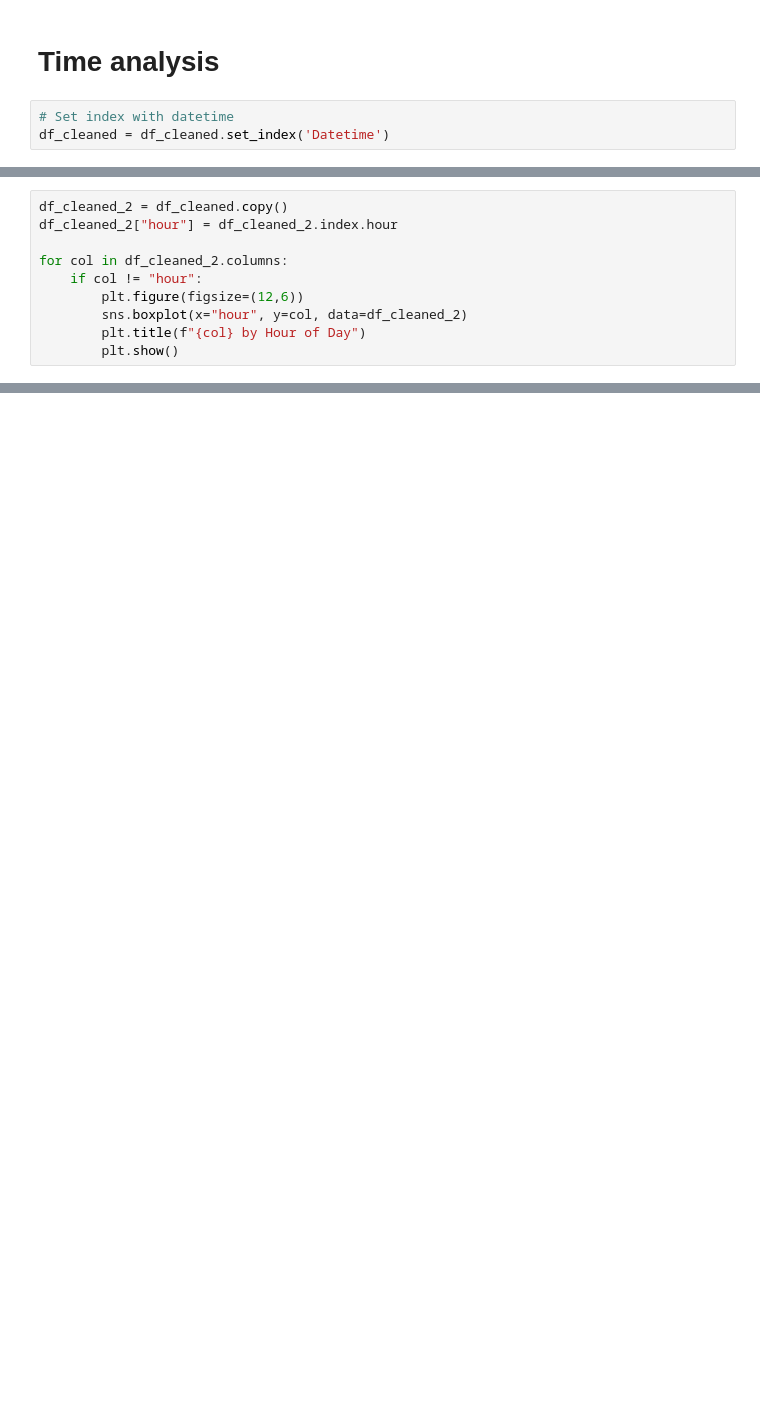
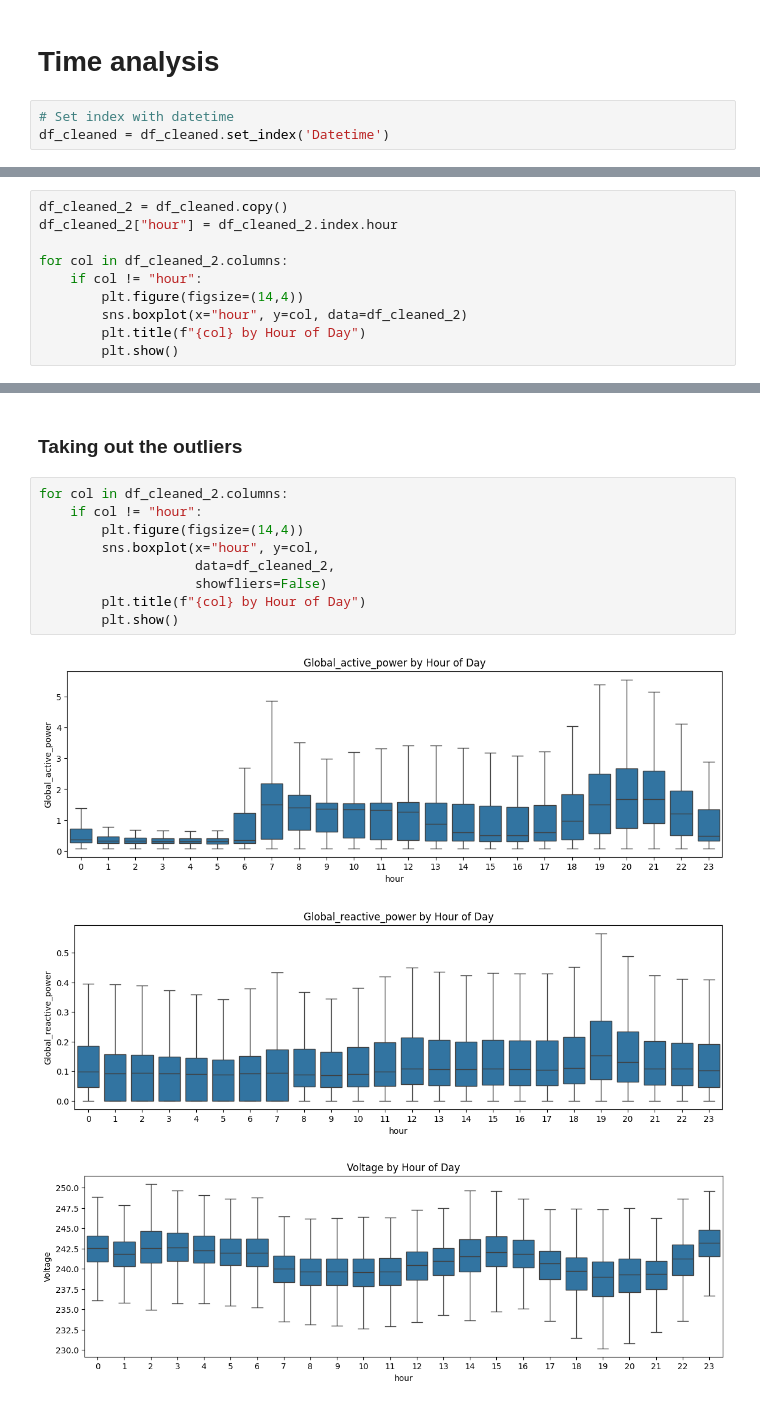
Before and after one commit to GaryVidalC/eda-portfolio, a Jupyter notebook: notebooks/eda_housing.ipynb, the cells around one changed output, grey strips where cells are left out. Saved outputs shown, nothing was run; the diff lists cells and outputs as text; blank space fills up the shorter version.

```diff
--- a/notebooks/eda_housing.ipynb
+++ b/notebooks/eda_housing.ipynb
@@ -118,7 +186,7 @@ df_cleaned_2["hour"] = df_cleaned_2.index.hour
 
 for col in df_cleaned_2.columns:
     if col != "hour":
-        plt.figure(figsize=(12,6))
+        plt.figure(figsize=(14,4))
         sns.boxplot(x="hour", y=col, data=df_cleaned_2)
         plt.title(f"{col} by Hour of Day")
         plt.show()
@@ -132,0 +201,15 @@ for col in df_cleaned_2.columns:
+# %% [markdown]
+### Taking out the outliers
+# %%
+for col in df_cleaned_2.columns:
+    if col != "hour":
+        plt.figure(figsize=(14,4))
+        sns.boxplot(x="hour", y=col,
+                    data=df_cleaned_2,
+                    showfliers=False)
+        plt.title(f"{col} by Hour of Day")
+        plt.show()
+# %% [output]
+[figure, added]
+[figure, added]
+[figure, added]
```
Also changed, not shown: parts of 13 cells of this notebook.
